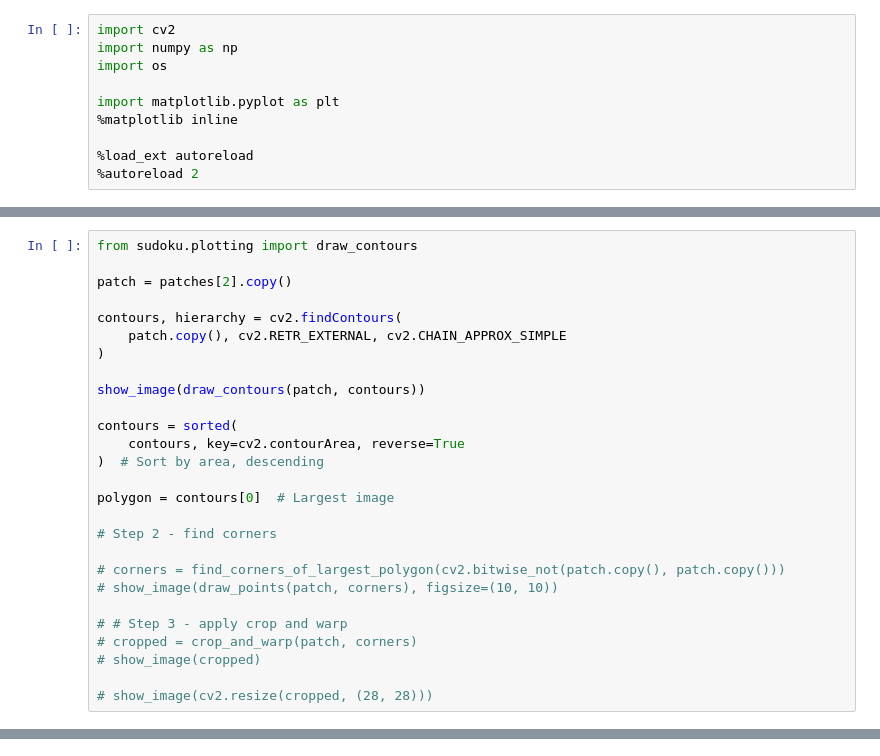
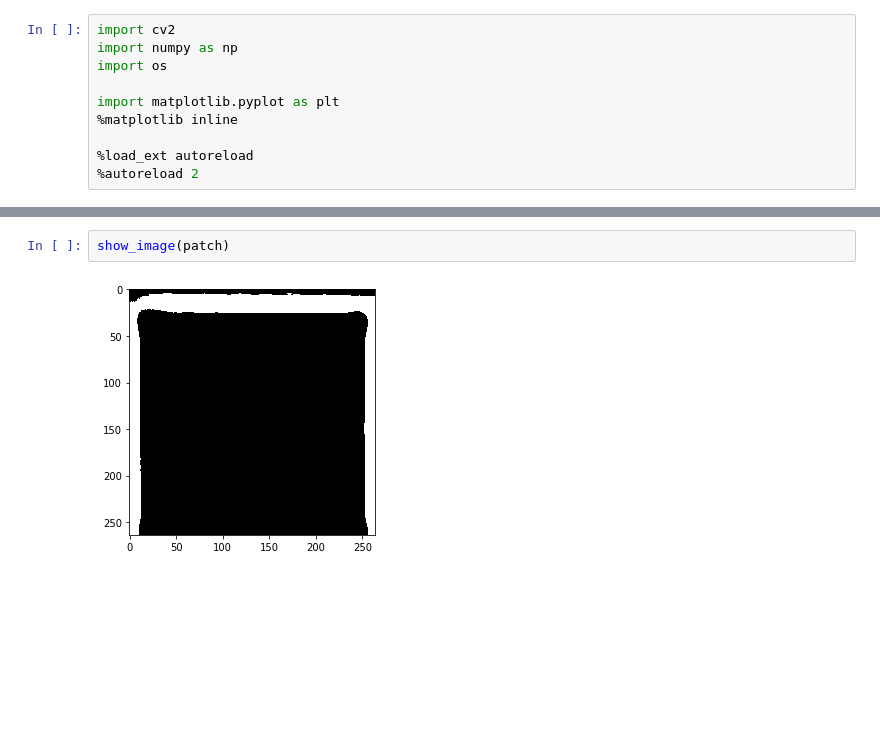
Before and after one commit to tomderuijter/sudoku, a Jupyter notebook: image_parser_notebook.ipynb, the cells around one changed output, grey strips where cells are left out. Cells and saved outputs as stored; diff of their text form; blank space fills up the shorter version.

```diff
--- a/image_parser_notebook.ipynb
+++ b/image_parser_notebook.ipynb
@@ -107,27 +117,0 @@ images/4.jpg
-# %%
-from sudoku.plotting import draw_contours
-
-patch = patches[2].copy()
-
-contours, hierarchy = cv2.findContours(
-    patch.copy(), cv2.RETR_EXTERNAL, cv2.CHAIN_APPROX_SIMPLE
-)
-
-show_image(draw_contours(patch, contours))
-
-contours = sorted(
-    contours, key=cv2.contourArea, reverse=True
-)  # Sort by area, descending
-
-polygon = contours[0]  # Largest image
-
-# Step 2 - find corners
-
-# corners = find_corners_of_largest_polygon(cv2.bitwise_not(patch.copy(), patch.copy()))
-# show_image(draw_points(patch, corners), figsize=(10, 10))
-
-# # Step 3 - apply crop and warp
-# cropped = crop_and_warp(patch, corners)
-# show_image(cropped)
-
-# show_image(cv2.resize(cropped, (28, 28)))
@@ -139,0 +267,4 @@ len(polygon)
+# %%
+show_image(patch)
+# %% [output]
+[figure, added]
```
Also changed, not shown: parts of 13 cells of this notebook, 2 other files.
